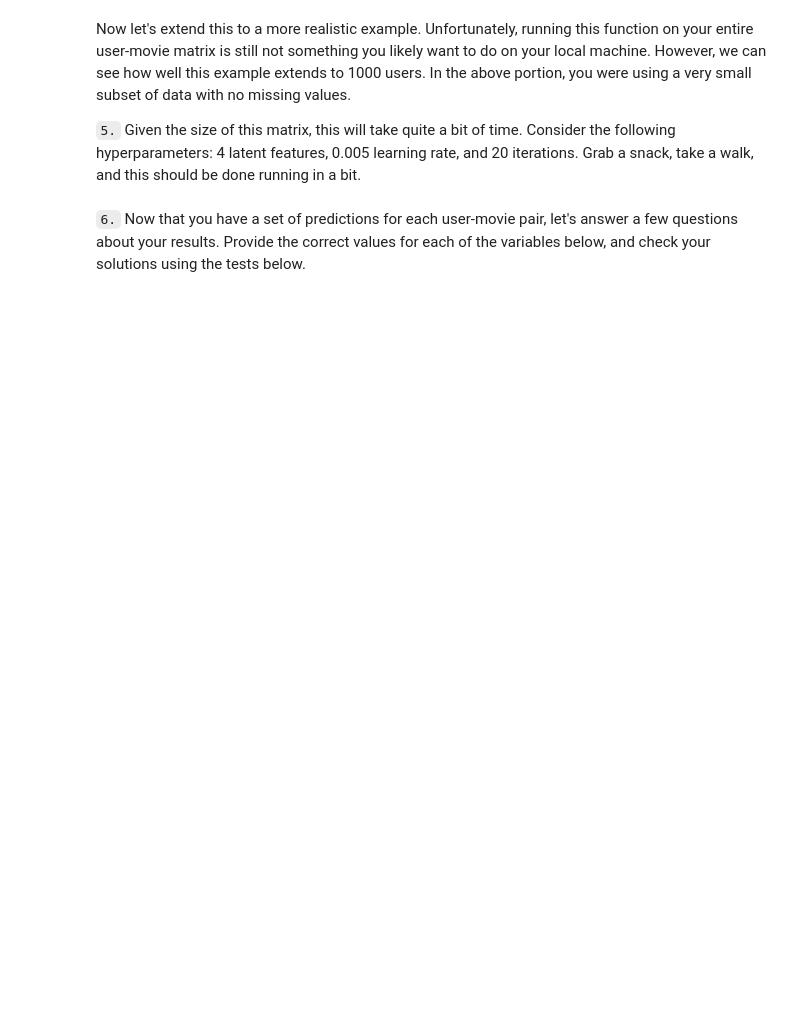
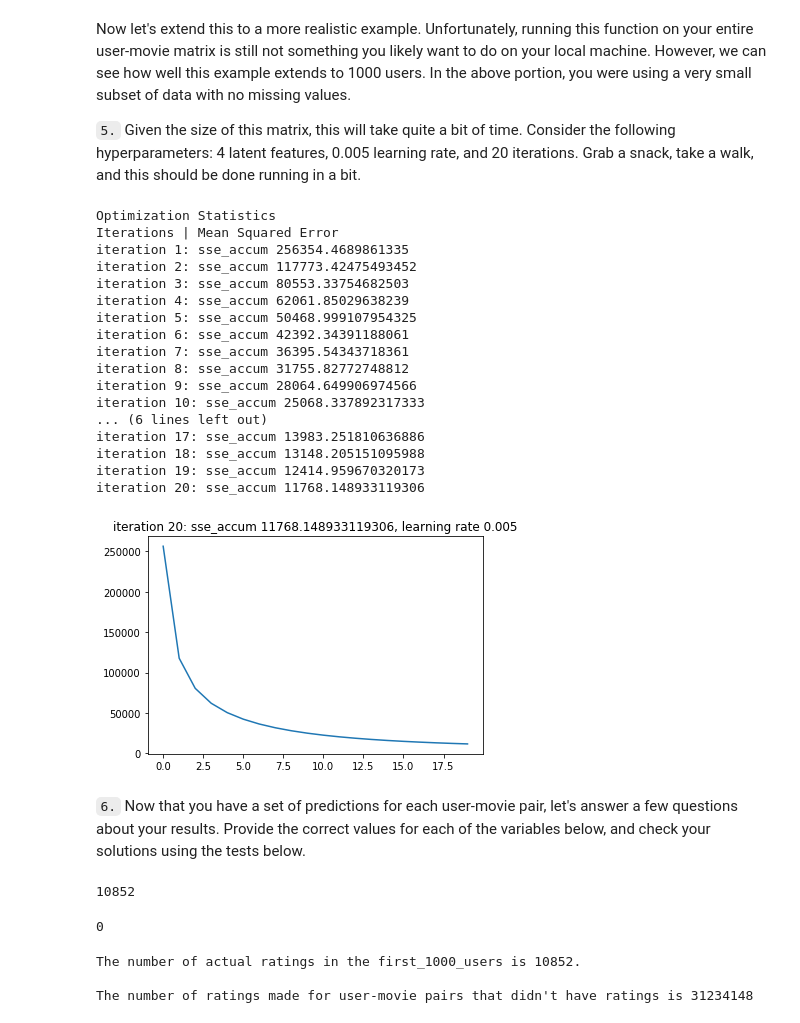
Before and after one commit to ania4data/DSND2, a Jupyter notebook: Experimental_Design_Recommendations/SVD/2_Implementing_FunkSVD.ipynb, the cells around one changed output. Saved outputs shown, nothing was run; the diff lists cells and outputs as text; code cells hidden in the pictures; blank space fills up the shorter version.

```diff
--- a/Experimental_Design_Recommendations/SVD/2_Implementing_FunkSVD.ipynb
+++ b/Experimental_Design_Recommendations/SVD/2_Implementing_FunkSVD.ipynb
@@ -276,20 +325,51 @@ Now let's extend this to a more realistic example. Unfortunately, running this f
 # %%
 # Setting up a matrix of the first 1000 users with movie ratings
 first_1000_users = np.matrix(user_by_movie.head(1000))
 
 # perform funkSVD on the matrix of the top 1000 users
-user_mat, movie_mat = #fit to 1000 users with 4 latent features, lr of 0.005, and 20 iterations
+user_mat, movie_mat = FunkSVD(first_1000_users, 4, 0.005, 20) #fit to 1000 users with 4 latent features, lr of 0.005, and 20 iterations
+# %% [output]
+Optimization Statistics
+Iterations | Mean Squared Error
+iteration 1: sse_accum 256354.4689861335
+iteration 2: sse_accum 117773.42475493452
+iteration 3: sse_accum 80553.33754682503
+iteration 4: sse_accum 62061.85029638239
+iteration 5: sse_accum 50468.999107954325
+iteration 6: sse_accum 42392.34391188061
+iteration 7: sse_accum 36395.54343718361
+iteration 8: sse_accum 31755.82772748812
+iteration 9: sse_accum 28064.649906974566
+iteration 10: sse_accum 25068.337892317333
+... (6 lines left out)
+iteration 17: sse_accum 13983.251810636886
+iteration 18: sse_accum 13148.205151095988
+iteration 19: sse_accum 12414.959670320173
+iteration 20: sse_accum 11768.148933119306
+[figure, added]
 # %% [markdown]
 `6.` Now that you have a set of predictions for each user-movie pair,  let's answer a few questions about your results. Provide the correct values for each of the variables below, and check your solutions using the tests below.
+# %%
+user_by_movie.head(1000).shape[0]*user_by_movie.head(1000).shape[1] - user_by_movie.head(1000).isnull().sum().sum()
+# %% [output]
+10852
+# %%
+np.isnan(np.dot(user_mat, movie_mat)).sum()
+# %% [output]
+0
 # %%
 # Replace each of the comments below with the correct values
-num_ratings = # How many actual ratings exist in first_1000_users
+num_ratings = user_by_movie.head(1000).shape[0]*user_by_movie.head(1000).shape[1] - user_by_movie.head(1000).isnull().sum().sum()  # How many actual ratings exist in first_1000_users
 print("The number of actual ratings in the first_1000_users is {}.".format(num_ratings))
 print()
 
 
-ratings_for_missing = # How many ratings did we make for user-movie pairs that didn't actually have ratings
+ratings_for_missing = user_by_movie.head(1000).isnull().sum().sum() # How many ratings did we make for user-movie pairs that didn't actually have ratings
 print("The number of ratings made for user-movie pairs that didn't have ratings is {}".format(ratings_for_missing))
+# %% [output]
+The number of actual ratings in the first_1000_users is 10852.
+
+The number of ratings made for user-movie pairs that didn't have ratings is 31234148
 # %%
 # Test your results against the solution
 assert num_ratings == 10852, "Oops!  The number of actual ratings doesn't quite look right."
```
Also changed, not shown: parts of 9 cells of this notebook.
